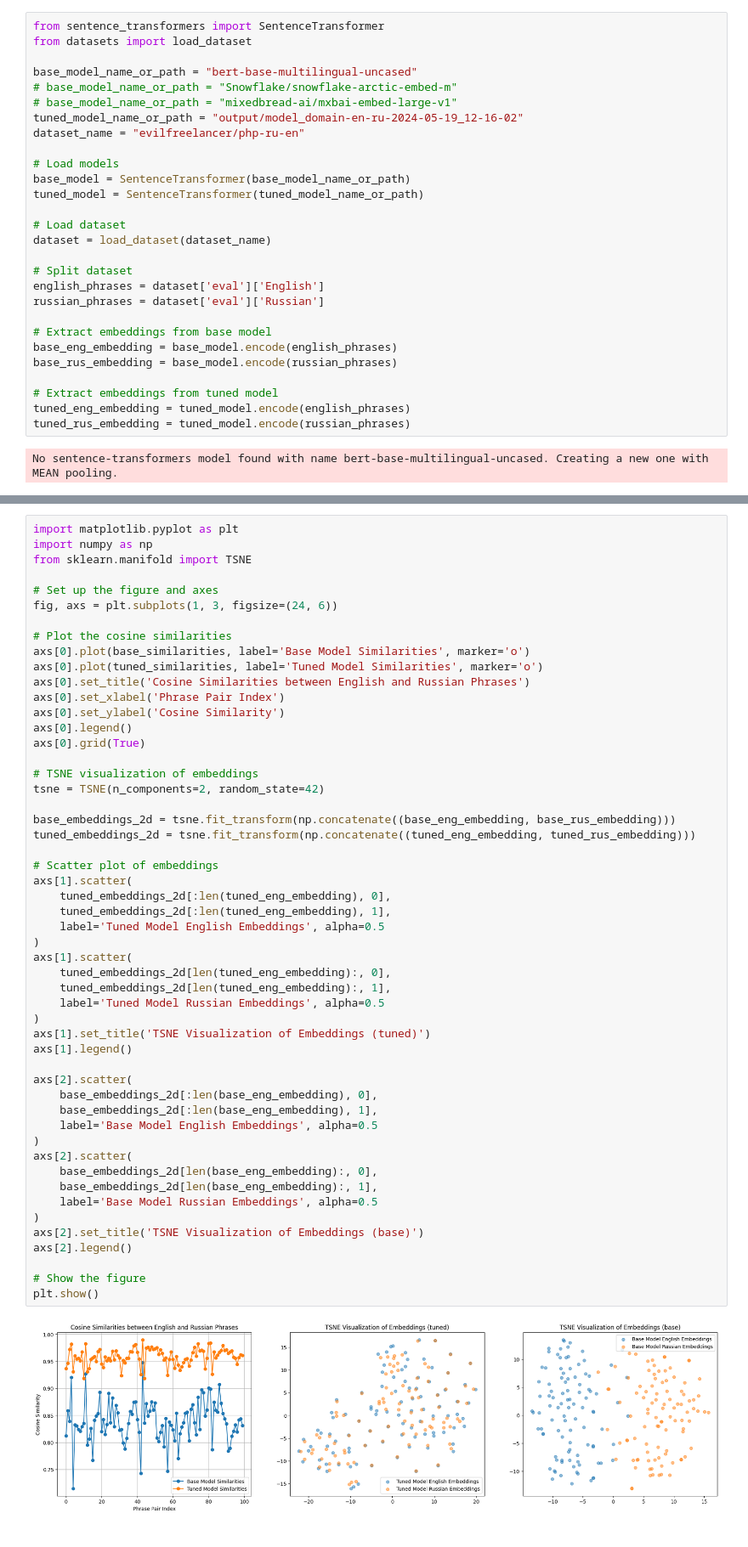
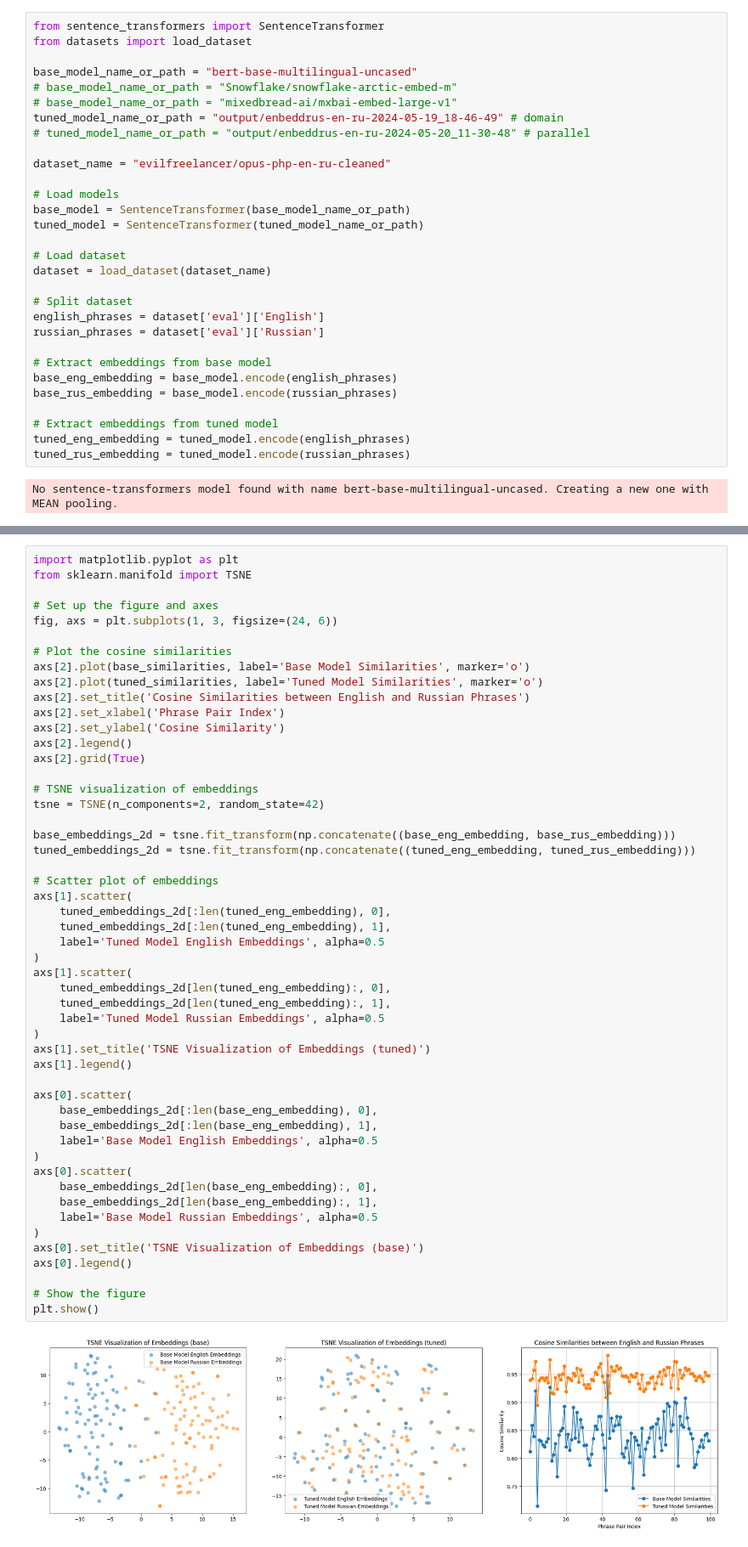
Before and after one commit to EvilFreelancer/enbeddrus, a Jupyter notebook: testing.ipynb, the cells around one changed output, grey strips where cells are left out. Shown: that part at 85% size. Cells and saved outputs as stored; diff of their text form.

```diff
--- a/testing.ipynb
+++ b/testing.ipynb
@@ -5,8 +5,10 @@ from datasets import load_dataset
 base_model_name_or_path = "bert-base-multilingual-uncased"
 # base_model_name_or_path = "Snowflake/snowflake-arctic-embed-m"
 # base_model_name_or_path = "mixedbread-ai/mxbai-embed-large-v1"
-tuned_model_name_or_path = "output/model_domain-en-ru-2024-05-19_12-16-02"
-dataset_name = "evilfreelancer/php-ru-en"
+tuned_model_name_or_path = "output/enbeddrus-en-ru-2024-05-19_18-46-49" # domain
+# tuned_model_name_or_path = "output/enbeddrus-en-ru-2024-05-20_11-30-48" # parallel
+
+dataset_name = "evilfreelancer/opus-php-en-ru-cleaned"
 
 # Load models
 base_model = SentenceTransformer(base_model_name_or_path)
@@ -49,55 +53,54 @@ for i in range(len(base_eng_embedding)):
     tuned_similarities.append(tuned_similarity)
 # %%
 import matplotlib.pyplot as plt
-import numpy as np
 from sklearn.manifold import TSNE
 
 # Set up the figure and axes
 fig, axs = plt.subplots(1, 3, figsize=(24, 6))
 
 # Plot the cosine similarities
-axs[0].plot(base_similarities, label='Base Model Similarities', marker='o')
-axs[0].plot(tuned_similarities, label='Tuned Model Similarities', marker='o')
-axs[0].set_title('Cosine Similarities between English and Russian Phrases')
-axs[0].set_xlabel('Phrase Pair Index')
-axs[0].set_ylabel('Cosine Similarity')
-axs[0].legend()
-axs[0].grid(True)
+axs[2].plot(base_similarities, label='Base Model Similarities', marker='o')
+axs[2].plot(tuned_similarities, label='Tuned Model Similarities', marker='o')
+axs[2].set_title('Cosine Similarities between English and Russian Phrases')
+axs[2].set_xlabel('Phrase Pair Index')
+axs[2].set_ylabel('Cosine Similarity')
+axs[2].legend()
+axs[2].grid(True)
 
 # TSNE visualization of embeddings
 tsne = TSNE(n_components=2, random_state=42)
 
 base_embeddings_2d = tsne.fit_transform(np.concatenate((base_eng_embedding, base_rus_embedding)))
 tuned_embeddings_2d = tsne.fit_transform(np.concatenate((tuned_eng_embedding, tuned_rus_embedding)))
 
 # Scatter plot of embeddings
 axs[1].scatter(
     tuned_embeddings_2d[:len(tuned_eng_embedding), 0],
     tuned_embeddings_2d[:len(tuned_eng_embedding), 1],
     label='Tuned Model English Embeddings', alpha=0.5
 )
 axs[1].scatter(
     tuned_embeddings_2d[len(tuned_eng_embedding):, 0],
     tuned_embeddings_2d[len(tuned_eng_embedding):, 1],
     label='Tuned Model Russian Embeddings', alpha=0.5
 )
 axs[1].set_title('TSNE Visualization of Embeddings (tuned)')
 axs[1].legend()
 
-axs[2].scatter(
+axs[0].scatter(
     base_embeddings_2d[:len(base_eng_embedding), 0],
     base_embeddings_2d[:len(base_eng_embedding), 1],
     label='Base Model English Embeddings', alpha=0.5
 )
-axs[2].scatter(
+axs[0].scatter(
     base_embeddings_2d[len(base_eng_embedding):, 0],
     base_embeddings_2d[len(base_eng_embedding):, 1],
     label='Base Model Russian Embeddings', alpha=0.5
 )
-axs[2].set_title('TSNE Visualization of Embeddings (base)')
-axs[2].legend()
+axs[0].set_title('TSNE Visualization of Embeddings (base)')
+axs[0].legend()
 
 # Show the figure
 plt.show()
 # %% [output]
-[figure, old version]
+[figure, new version]
```
Also changed, not shown: parts of 1 cell of this notebook, 9 other files.
